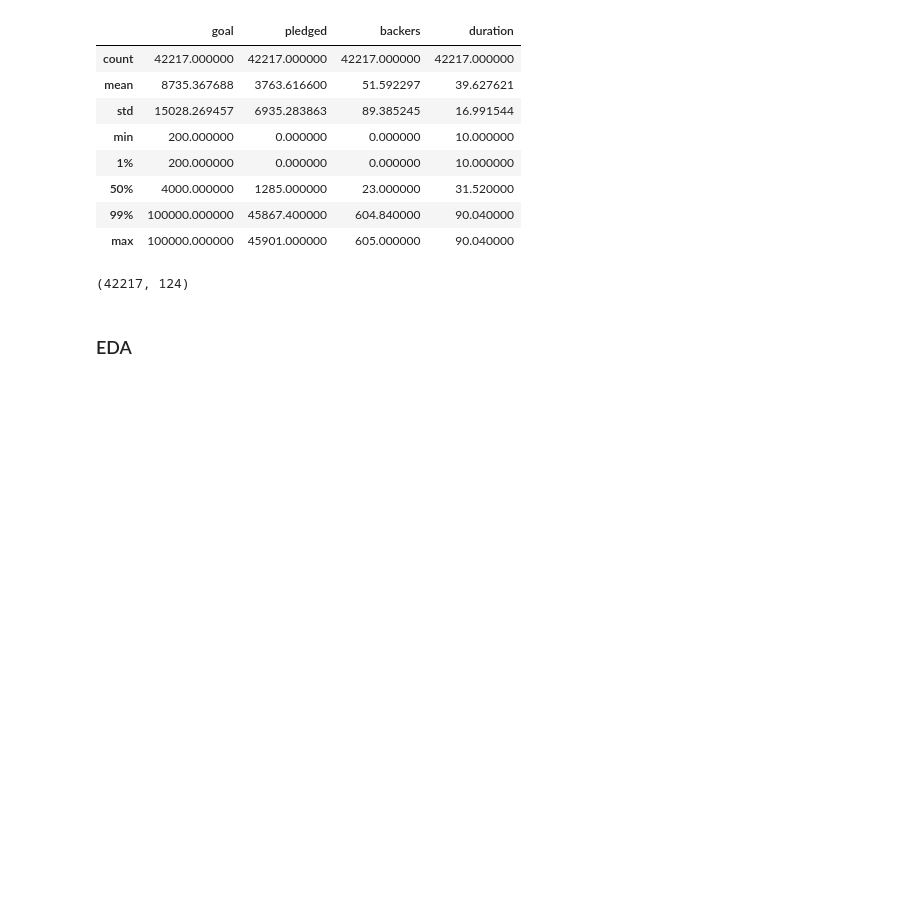
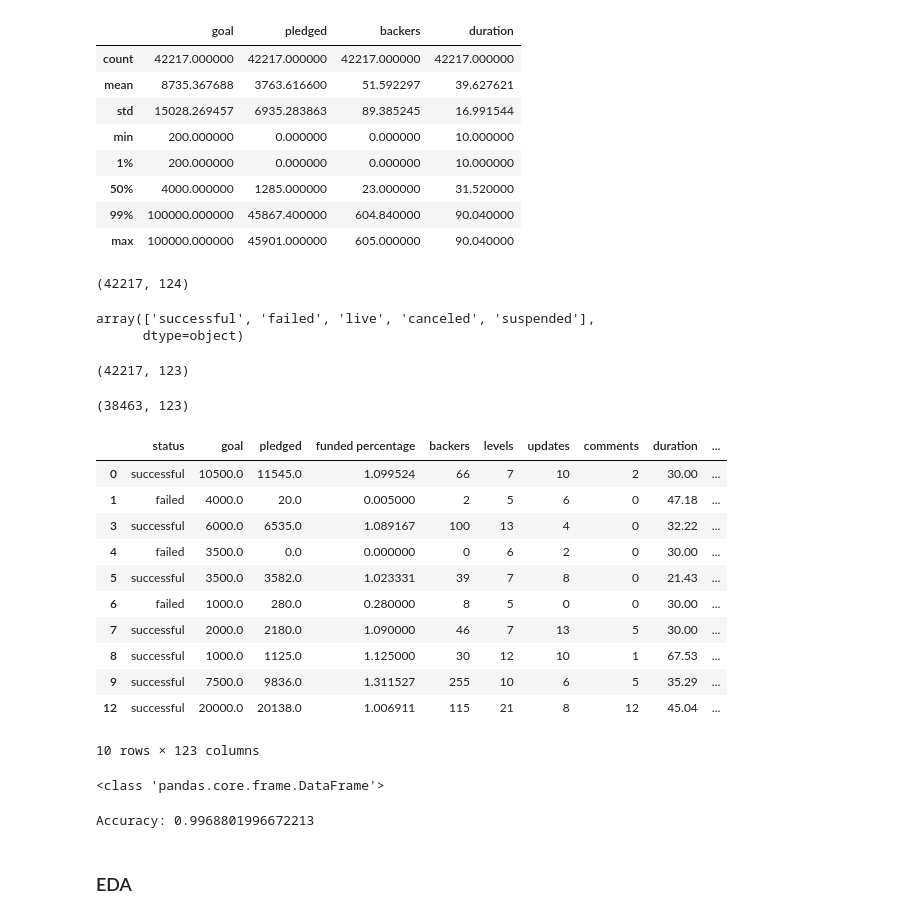
Before and after one commit to lc430/bttai-fall-ai-studio-project-repo, a Jupyter notebook: AI_Studio_Team_16.ipynb, the cells around one changed output. Saved outputs shown, nothing was run; the diff lists cells and outputs as text; code cells hidden in the pictures; blank space fills up the shorter version.

```diff
--- a/AI_Studio_Team_16.ipynb
+++ b/AI_Studio_Team_16.ipynb
@@ -104,7 +105,7 @@ dtype: int64
 # %%
 df.drop(columns = ['location'], inplace= True) # only going to use the state
 # %%
-df = pd.get_dummies(df, columns=['category', 'subcategory', 'state'], drop_first=True) # one-hot encoding all these columns
+df = pd.get_dummies(df, columns=['category', 'subcategory', 'state'], drop_first=True, dtype=int) # one-hot encoding all these columns
 # %%
 df.shape
 # %% [output]
@@ -156,3 +157,37 @@ df[['goal', 'pledged', 'backers', 'duration']].describe(percentiles=[0.01, 0.99]
 df.shape
 # %% [output]
 (42217, 124)
+# %%
+df.drop(columns =["reward levels"], inplace=True)
+# %%
+df["status"].unique()
+# %% [output]
+array(['successful', 'failed', 'live', 'canceled', 'suspended'],
+      dtype=object)
+# %%
+df.shape
+# %% [output]
+(42217, 123)
+# %%
+df = df[df['status'] != 'live']
+df = df[df['status'] != 'canceled']
+df = df[df['status'] != 'suspended']  # delete everything after this for model testing
+# %%
+df.shape
+# %% [output]
+(38463, 123)
+# %%
+df.head(10)
+# %% [output]
+|  | status | goal | pledged | funded percentage | backers | levels | updates | comments | duration | ... |
+| 0 | successful | 10500.0 | 11545.0 | 1.099524 | 66 | 7 | 10 | 2 | 30.00 | ... |
+| 1 | failed | 4000.0 | 20.0 | 0.005000 | 2 | 5 | 6 | 0 | 47.18 | ... |
+| 3 | successful | 6000.0 | 6535.0 | 1.089167 | 100 | 13 | 4 | 0 | 32.22 | ... |
+| 4 | failed | 3500.0 | 0.0 | 0.000000 | 0 | 6 | 2 | 0 | 30.00 | ... |
+| 5 | successful | 3500.0 | 3582.0 | 1.023331 | 39 | 7 | 8 | 0 | 21.43 | ... |
+| 6 | failed | 1000.0 | 280.0 | 0.280000 | 8 | 5 | 0 | 0 | 30.00 | ... |
+| 7 | successful | 2000.0 | 2180.0 | 1.090000 | 46 | 7 | 13 | 5 | 30.00 | ... |
+| 8 | successful | 1000.0 | 1125.0 | 1.125000 | 30 | 12 | 10 | 1 | 67.53 | ... |
+| 9 | successful | 7500.0 | 9836.0 | 1.311527 | 255 | 10 | 6 | 5 | 35.29 | ... |
+| 12 | successful | 20000.0 | 20138.0 | 1.006911 | 115 | 21 | 8 | 12 | 45.04 | ... |
+10 rows × 123 columns
@@ -159,3 +206,18 @@ df.shape
+# %%
+print(type(X_test))
+# %% [output]
+<class 'pandas.core.frame.DataFrame'>
+# %%
+from sklearn.neighbors import KNeighborsClassifier
+from sklearn.metrics import accuracy_score
+
+knn = KNeighborsClassifier(n_neighbors=3)
+knn.fit(X_train, y_train)
+y_pred = knn.predict(X_test.values)
+
+print("Accuracy:", accuracy_score(y_test, y_pred))
+# %% [output]
+Accuracy: 0.9968801996672213
 # %% [markdown]
 ### EDA
 # %%
```
Also changed, not shown: parts of 5 cells of this notebook.
